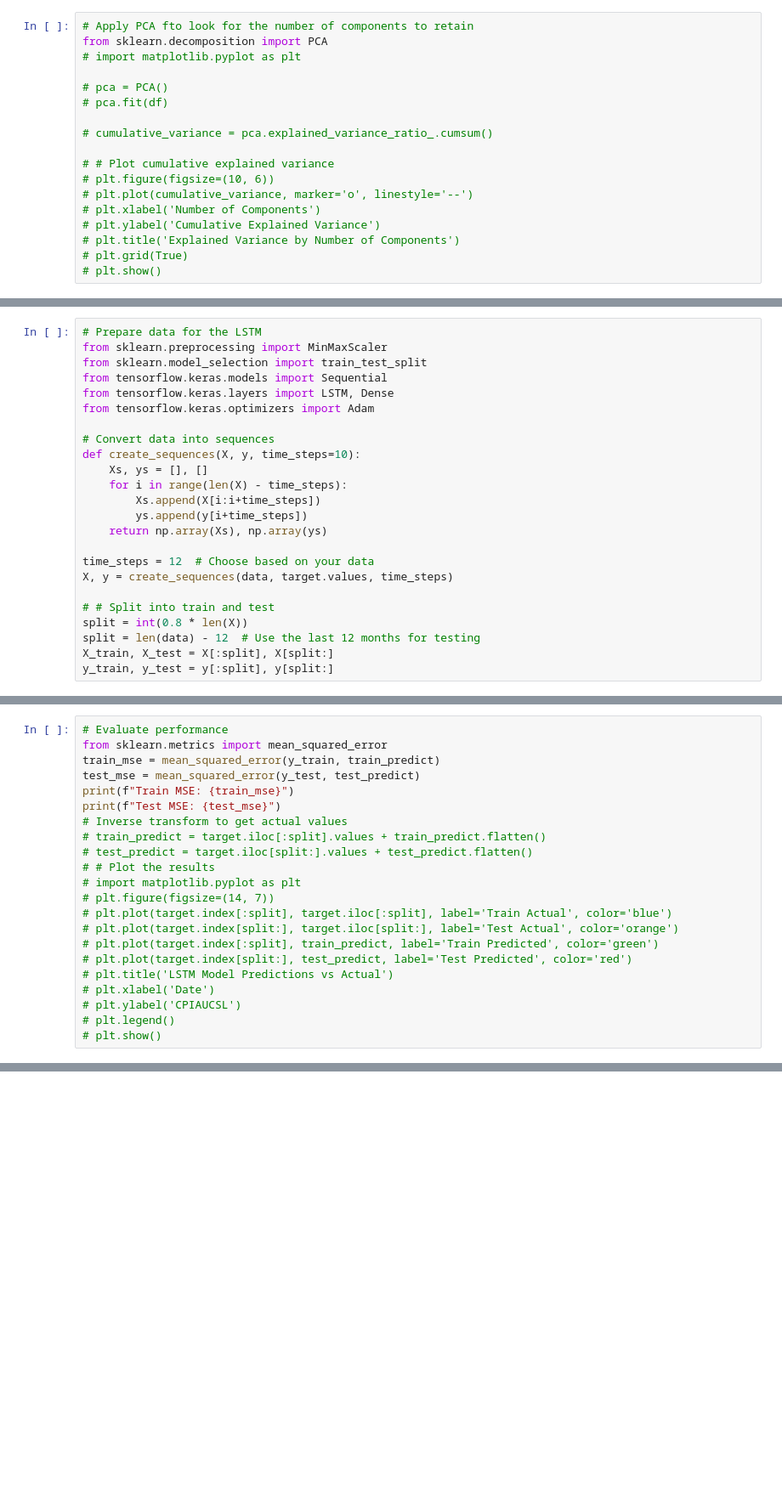
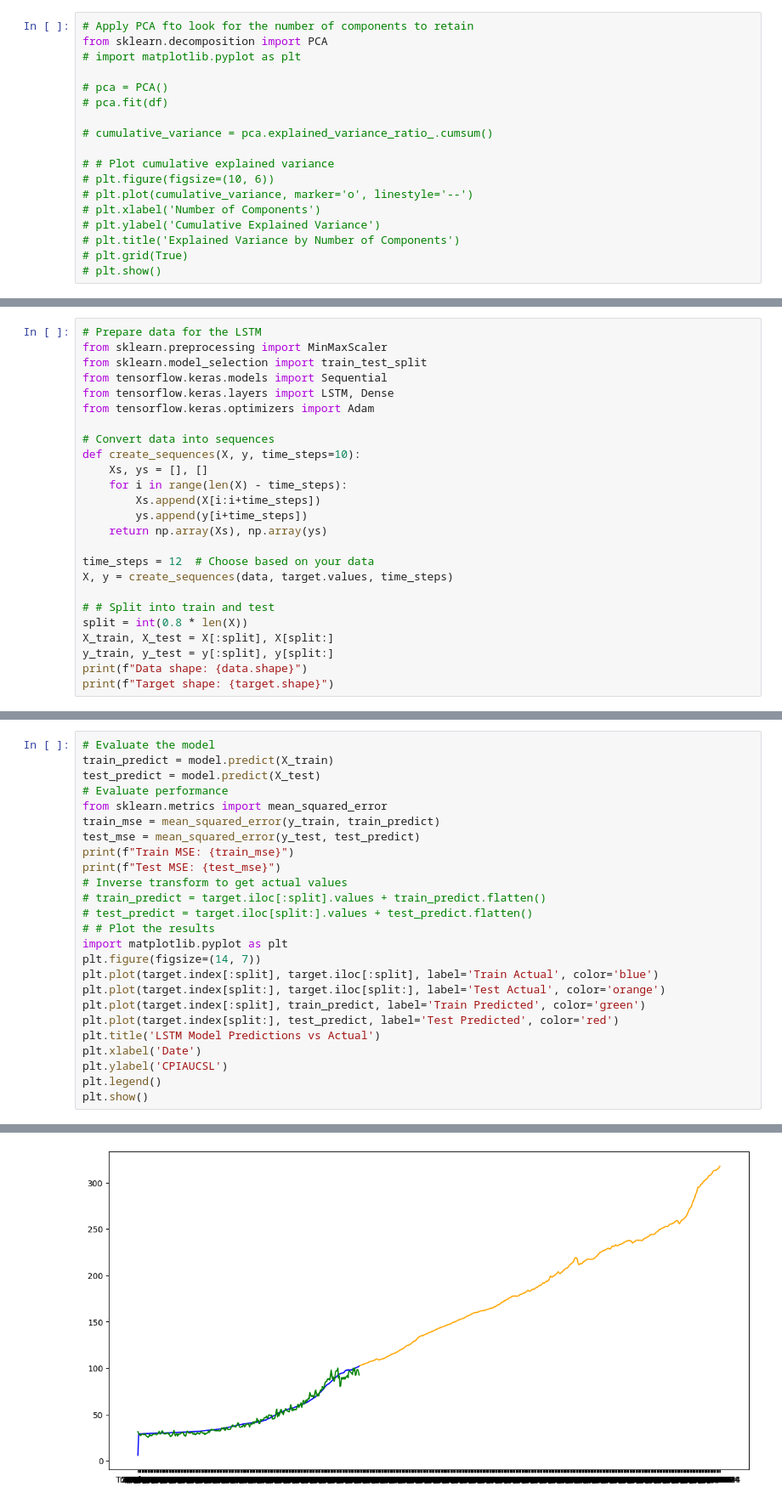
Before and after one commit to JawandS/macroeconvue, a Jupyter notebook: nowcasting/lstm.ipynb, the cells around one changed output, grey strips where cells are left out. Shown at 85% size. Drawn from its saved outputs; the diff is of its cells as text; blank space fills up the shorter version.

```diff
--- a/nowcasting/lstm.ipynb
+++ b/nowcasting/lstm.ipynb
@@ -113,6 +111,7 @@ X, y = create_sequences(data, target.values, time_steps)
 
 # # Split into train and test
 split = int(0.8 * len(X))
-split = len(data) - 12  # Use the last 12 months for testing
 X_train, X_test = X[:split], X[split:]
 y_train, y_test = y[:split], y[split:]
+print(f"Data shape: {data.shape}")
+print(f"Target shape: {target.shape}")
@@ -227,4 +169,7 @@ ValueError: math domain error
 # %%
+# Evaluate the model
+train_predict = model.predict(X_train)
+test_predict = model.predict(X_test)
 # Evaluate performance
 from sklearn.metrics import mean_squared_error
 train_mse = mean_squared_error(y_train, train_predict)
@@ -235,15 +180,15 @@ print(f"Test MSE: {test_mse}")
 # train_predict = target.iloc[:split].values + train_predict.flatten()
 # test_predict = target.iloc[split:].values + test_predict.flatten()
 # # Plot the results
-# import matplotlib.pyplot as plt
-# plt.figure(figsize=(14, 7))
-# plt.plot(target.index[:split], target.iloc[:split], label='Train Actual', color='blue')
-# plt.plot(target.index[split:], target.iloc[split:], label='Test Actual', color='orange')
-# plt.plot(target.index[:split], train_predict, label='Train Predicted', color='green')
-# plt.plot(target.index[split:], test_predict, label='Test Predicted', color='red')
-# plt.title('LSTM Model Predictions vs Actual')
-# plt.xlabel('Date')
-# plt.ylabel('CPIAUCSL')
-# plt.legend()
-# plt.show()
+import matplotlib.pyplot as plt
+plt.figure(figsize=(14, 7))
+plt.plot(target.index[:split], target.iloc[:split], label='Train Actual', color='blue')
+plt.plot(target.index[split:], target.iloc[split:], label='Test Actual', color='orange')
+plt.plot(target.index[:split], train_predict, label='Train Predicted', color='green')
+plt.plot(target.index[split:], test_predict, label='Test Predicted', color='red')
+plt.title('LSTM Model Predictions vs Actual')
+plt.xlabel('Date')
+plt.ylabel('CPIAUCSL')
+plt.legend()
+plt.show()
 # %% [output]
@@ -252,3 +200,4 @@ Test MSE: 4706.87229854542
+[figure, added]
 # %%
 # Get RMSE for the test set
 from sklearn.metrics import mean_squared_error
```
Also changed, not shown: parts of 7 cells of this notebook, 2 other files.
